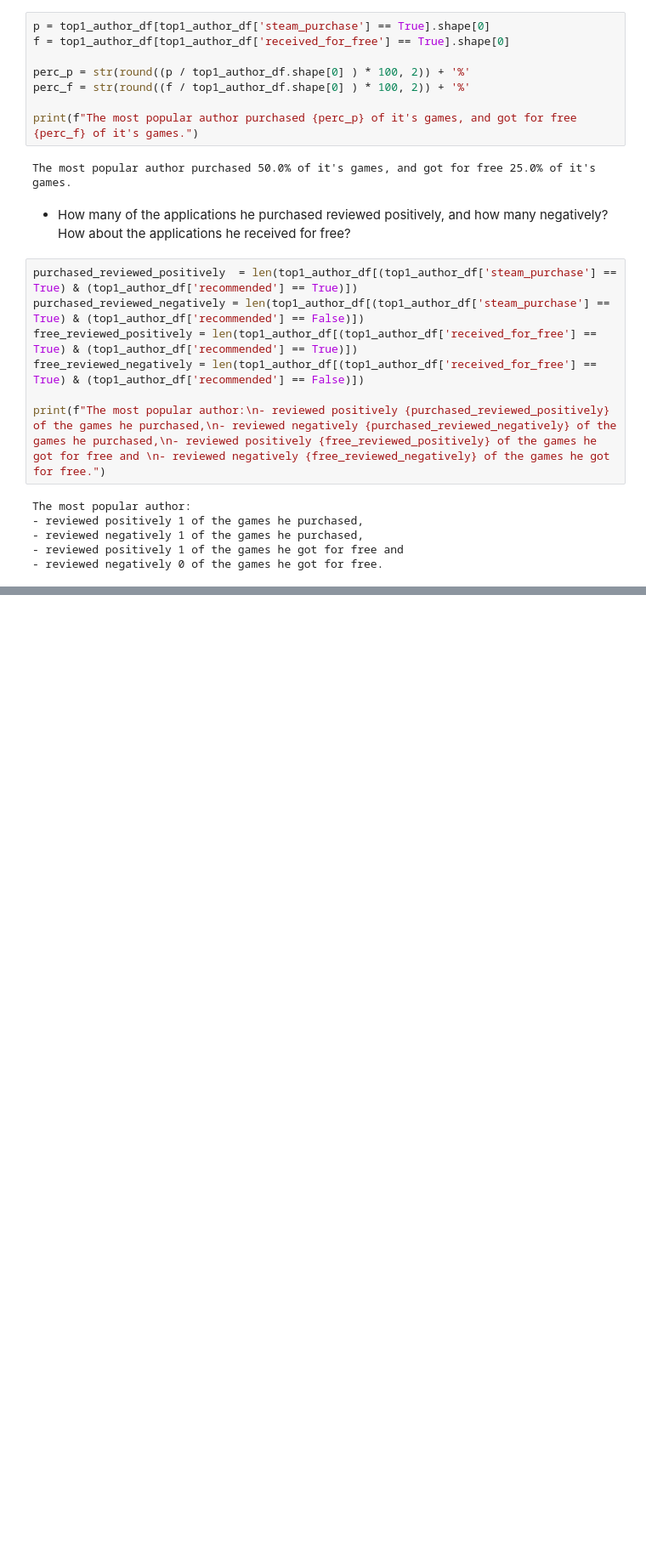
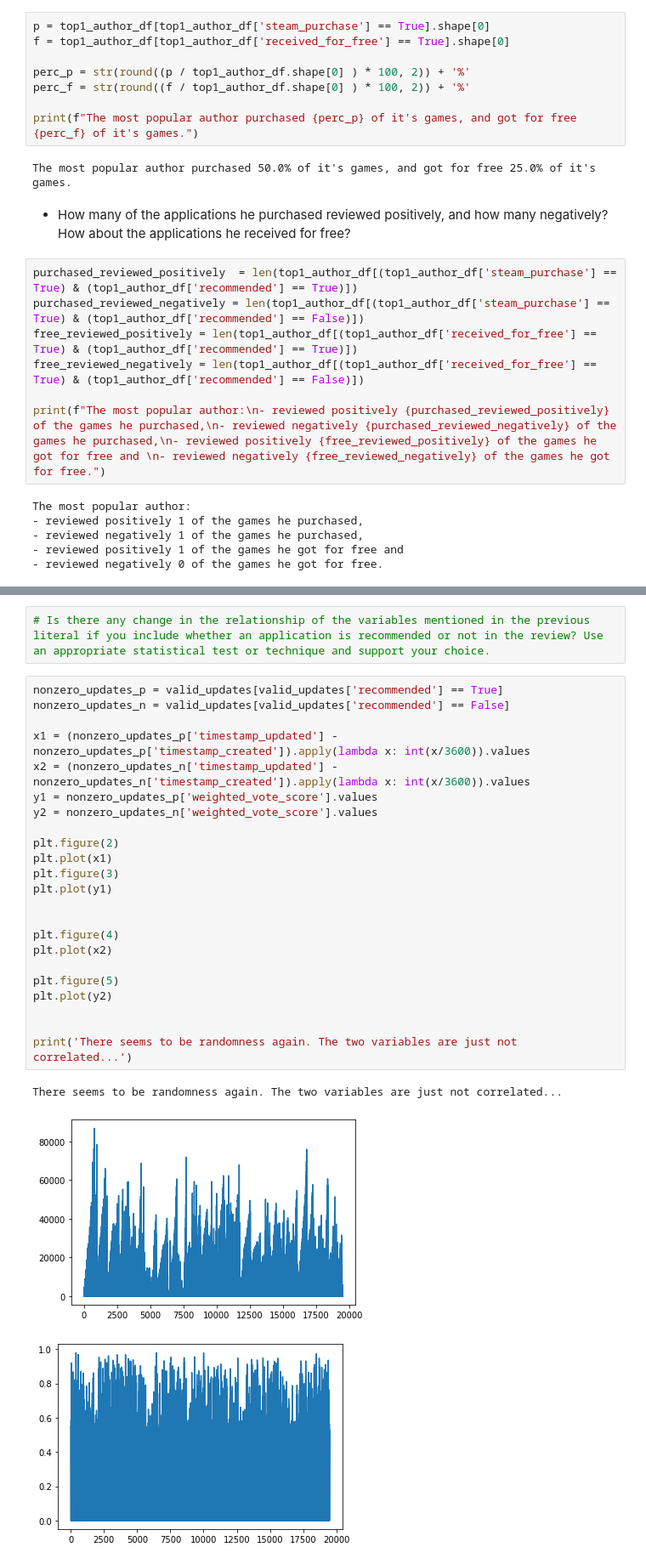
Before and after one commit to pepi99/adm-hw2, a Jupyter notebook: main.ipynb, the cells around one changed output, grey strips where cells are left out. Shown: that part at 85% size. Cells and saved outputs as stored; diff of their text form; blank space fills up the shorter version.

```diff
--- a/main.ipynb
+++ b/main.ipynb
@@ -215,0 +249,29 @@ The most popular author:
+# %%
+# Is there any change in the relationship of the variables mentioned in the previous literal if you include whether an application is recommended or not in the review? Use an appropriate statistical test or technique and support your choice.
+# %%
+nonzero_updates_p = valid_updates[valid_updates['recommended'] == True]
+nonzero_updates_n = valid_updates[valid_updates['recommended'] == False]
+
+x1 = (nonzero_updates_p['timestamp_updated'] - nonzero_updates_p['timestamp_created']).apply(lambda x: int(x/3600)).values
+x2 = (nonzero_updates_n['timestamp_updated'] - nonzero_updates_n['timestamp_created']).apply(lambda x: int(x/3600)).values
+y1 = nonzero_updates_p['weighted_vote_score'].values
+y2 = nonzero_updates_n['weighted_vote_score'].values
+
+plt.figure(2)
+plt.plot(x1)
+plt.figure(3)
+plt.plot(y1)
+
+
+plt.figure(4)
+plt.plot(x2)
+
+plt.figure(5)
+plt.plot(y2)
+
+
+print('There seems to be randomness again. The two variables are just not correlated...')
+# %% [output]
+There seems to be randomness again. The two variables are just not correlated...
+[figure, added]
+[figure, added]
```
Also changed, not shown: parts of 10 cells of this notebook.
